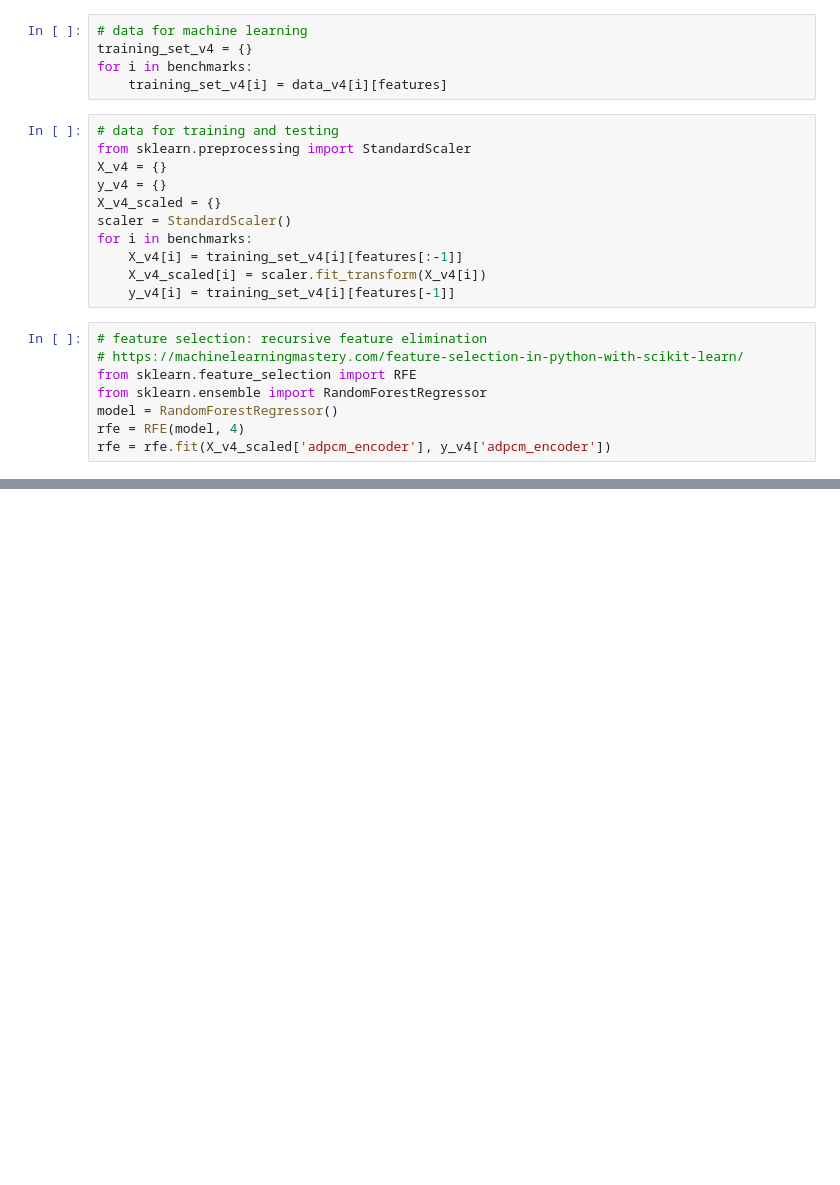
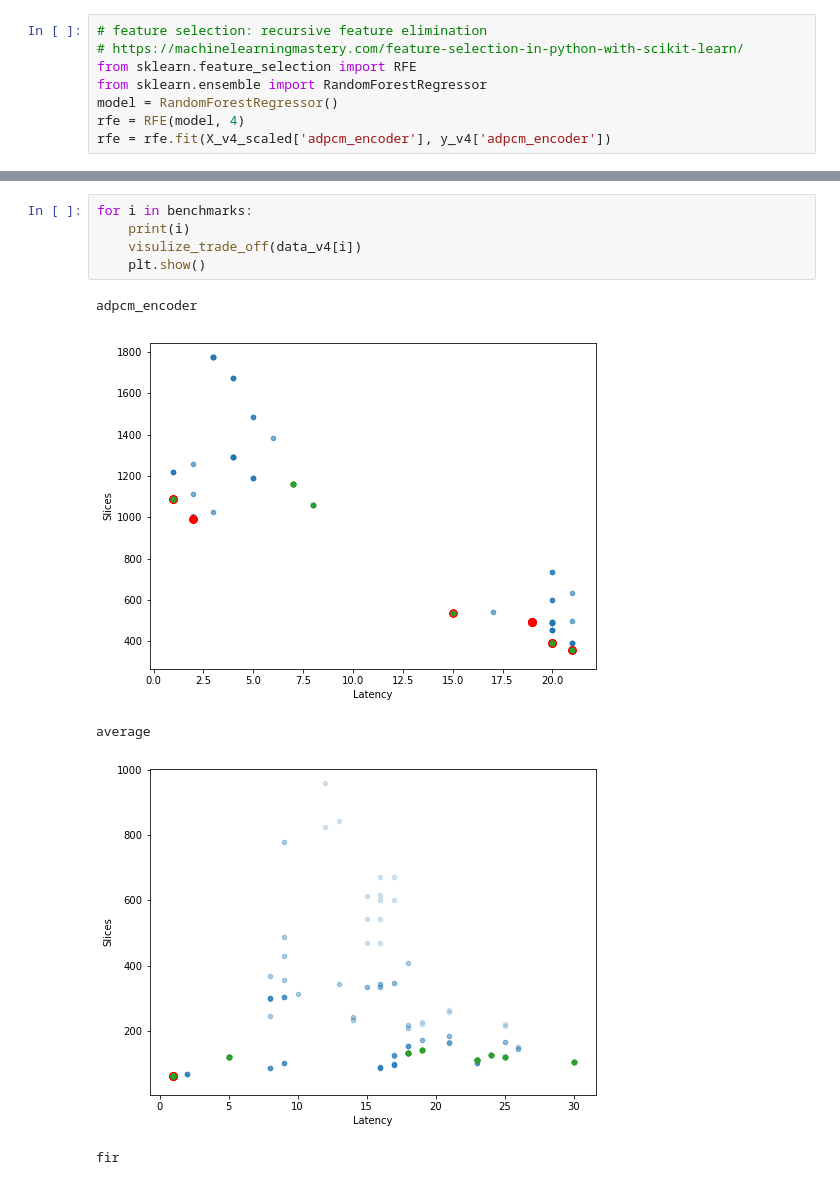
Before and after one commit to freelsn/dse-scripts, a Jupyter notebook: IN-PROGRESS/trade-off-prediction/Untitled.ipynb, the cells around one changed output, grey strips where cells are left out. Drawn from its saved outputs; the diff is of its cells as text; blank space fills up the shorter version.

```diff
--- a/IN-PROGRESS/trade-off-prediction/Untitled.ipynb
+++ b/IN-PROGRESS/trade-off-prediction/Untitled.ipynb
@@ -23,19 +19,3 @@ features.append('Slices')
-# %%
-# data for machine learning
-training_set_v4 = {}
-for i in benchmarks:
-    training_set_v4[i] = data_v4[i][features]
-# %%
-# data for training and testing
-from sklearn.preprocessing import StandardScaler
-X_v4 = {}
-y_v4 = {}
-X_v4_scaled = {}
-scaler = StandardScaler()
-for i in benchmarks:
-    X_v4[i] = training_set_v4[i][features[:-1]]
-    X_v4_scaled[i] = scaler.fit_transform(X_v4[i])
-    y_v4[i] = training_set_v4[i][features[-1]]
 # %%
 # feature selection: recursive feature elimination
 # https://machinelearningmastery.com/feature-selection-in-python-with-scikit-learn/
@@ -75,0 +55,11 @@ array([ 0.  ,  0.  ,  0.21,  0.  ,  0.  ,  0.  ,  0.36,  0.01,  0.  ,
+# %%
+for i in benchmarks:
+    print(i)
+    visulize_trade_off(data_v4[i])
+    plt.show()
+# %% [output]
+adpcm_encoder
+[figure, added]
+average
+[figure, added]
+fir
```
Also changed, not shown: parts of 35 cells of this notebook, 1 other file.
